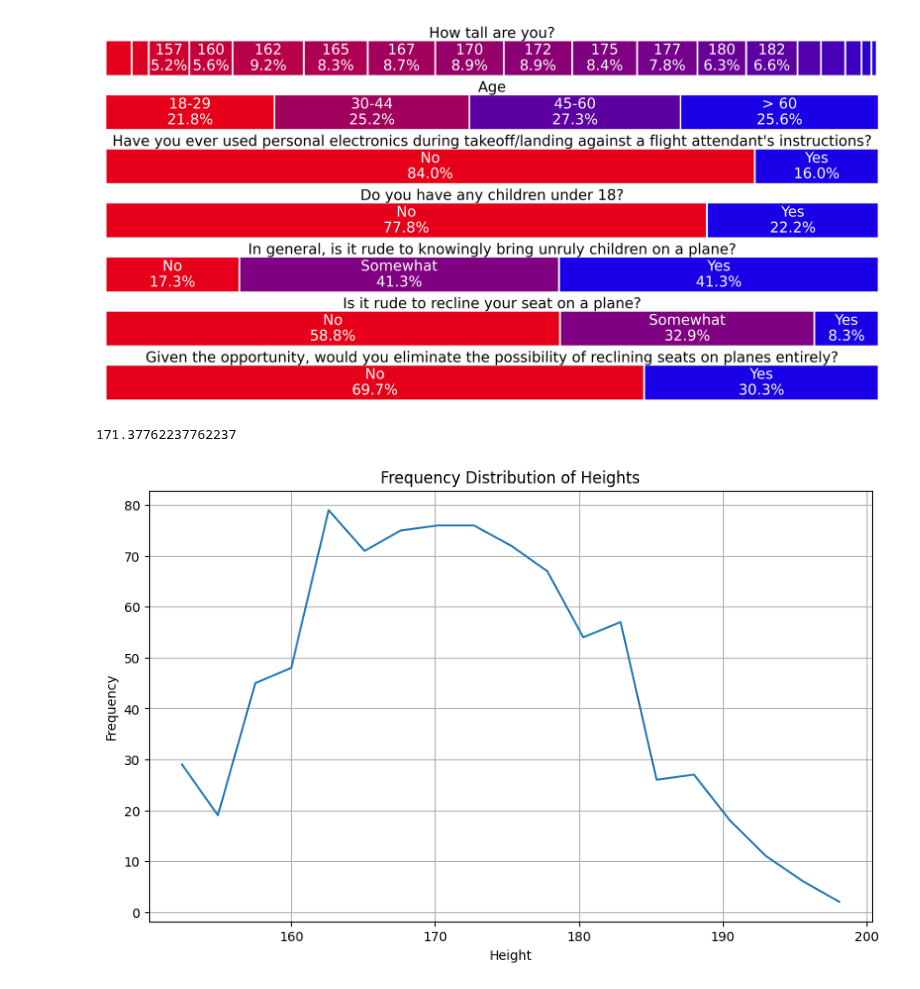
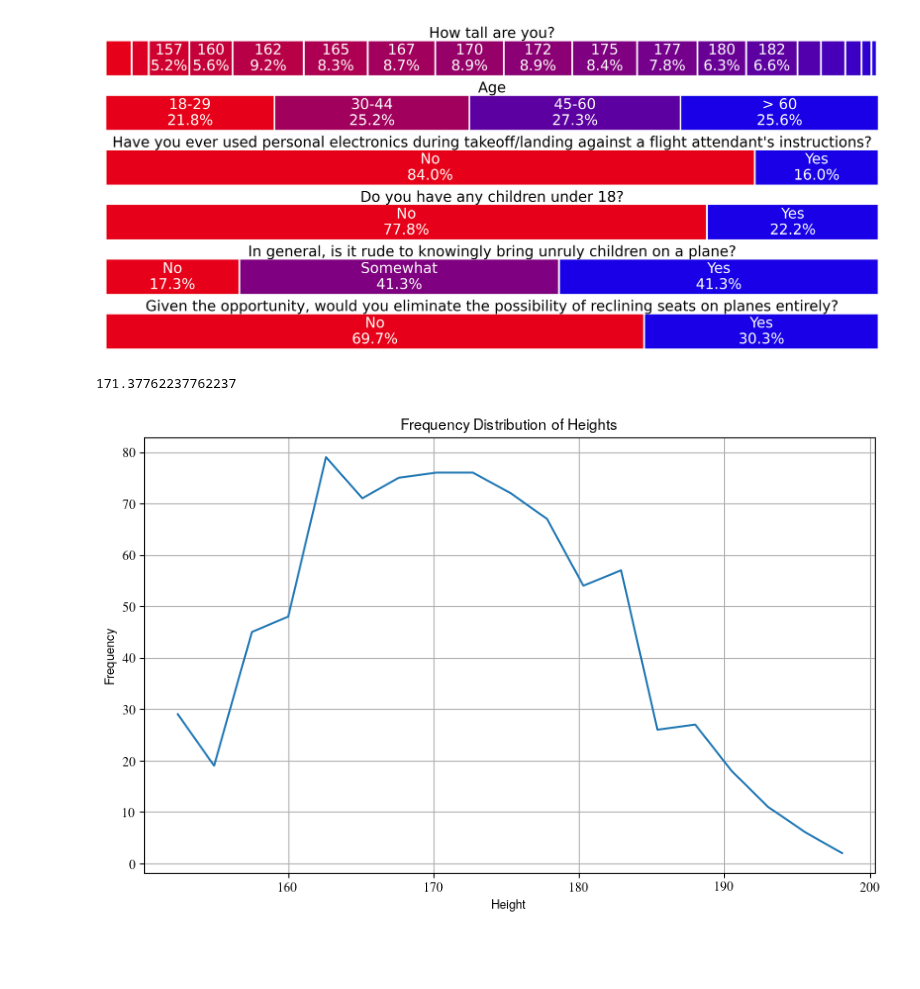
Before and after one commit to mloenker/flying-etiquette-data-lit, a Jupyter notebook: exp/data_visualisation.ipynb, the cells around one changed output. Cells and saved outputs as stored; diff of their text form; code cells hidden in the pictures; blank space fills up the shorter version.

Commit message:
update visualisation

```diff
--- a/exp/data_visualisation.ipynb
+++ b/exp/data_visualisation.ipynb
@@ -35,7 +35,7 @@ custom_cmap = LinearSegmentedColormap.from_list('custom_colormap', color_points)
 
 #plt.rcParams.update(bundles.icml2022(column='full', nrows=1, ncols=2, usetex=False))
 # %%
-%%capture --no-display
+#%%capture --no-display
 
 import numpy as np
 import matplotlib.pyplot as plt
@@ -152,35 +152,44 @@ def adapted_survey(axes, question, answers, category_names, index, percentage_th
         ax.text(text_x, text_y_percentage, text_percentage, ha='center', va='center', color=text_color, fontsize=applied_text_size, weight='normal')  # Adjust font size
 
         # Only display answer text if percentage text is displayed
         if text_percentage:
             ax.text(text_x, text_y_answer, text_answer, ha='center', va='center', color=text_color, fontsize=applied_text_size, weight='normal')  # Adjust font size
 
 
 selected_columns = ["How tall are you?", "Age", "Have you ever used personal electronics during take off or landing in violation of a flight attendant\'s direction?",
-    'Do you have any children under 18?', 'In general, is it rude to knowingly bring unruly children on a plane?', 'Is itrude to recline your seat on a plane?',
+    'Do you have any children under 18?', 'In general, is it rude to knowingly bring unruly children on a plane?',
     "Given the opportunity, would you eliminate the possibility of reclining seats on planes entirely?"]
 
 question_columns = [column for column in df.columns if column not in ['RespondentID']]
 question_columns = selected_columns
 
 total_questions = len(question_columns)
 
 # Adjust the height of each subplot here
 subplot_height = 0.7  # Decrease this value to reduce vertical spacing
 fig, axes = plt.subplots(total_questions, 1, figsize=(10.5, total_questions * subplot_height), squeeze=False)
 axes = axes.flatten()
 
 for index, column in enumerate(question_columns):
     unique_answers = np.sort(df[column].unique())
     adapted_survey(axes, column, df[column], unique_answers, index, percentage_threshold=3.5, text_size=11)  # Adjust text size as needed
 
 # Remove horizontal padding between subplots
 plt.subplots_adjust(wspace=0)  # Set wspace to 0 to remove horizontal spacing between subplots
 plt.subplots_adjust(hspace=0.6)
+
+plt.rcParams.update({
+    'text.usetex': True,
+    'text.latex.preamble': r'\usepackage{newtxtext,newtxmath}',
+    'font.serif': ['Times'],
+    'font.size': 10
+})
+
 plt.gcf().set_dpi(600)
+plt.savefig('output.pdf', format='pdf')
 plt.show()
 # %% [output]
-[figure, old version]
+[figure, new version]
 # %%
 height_counts = df['How tall are you?'].value_counts().sort_index()
 print(df['How tall are you?'].mean())
@@ -195,7 +204,7 @@ plt.grid(True)
 plt.show()
 # %% [output]
 171.37762237762237
-[figure, old version]
+[figure, new version]
 # %%
 from scipy.stats import pearsonr
 import numpy as np
```
Also changed, not shown: parts of 3 cells of this notebook, 1 other file.
